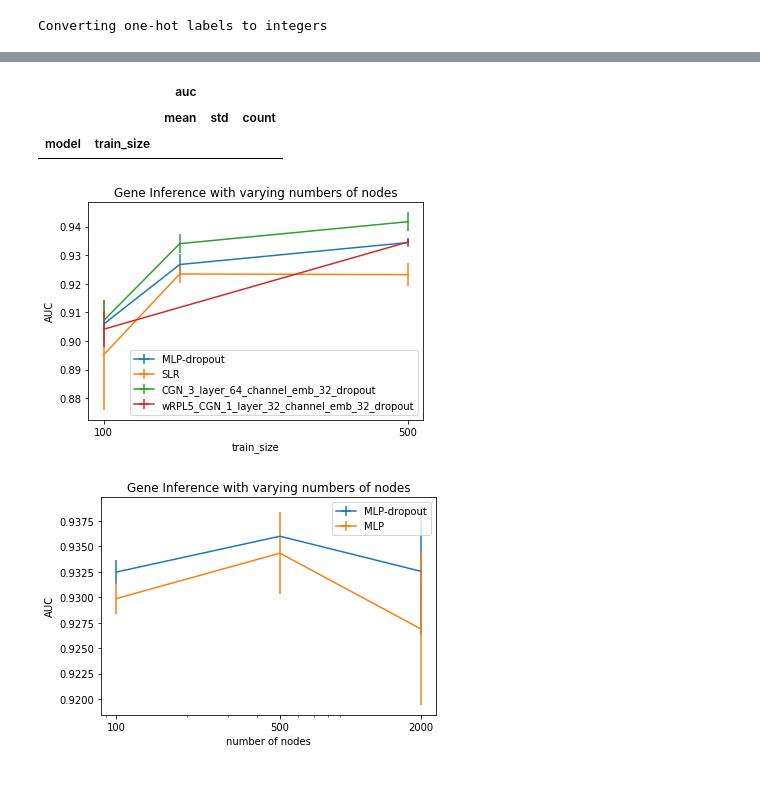
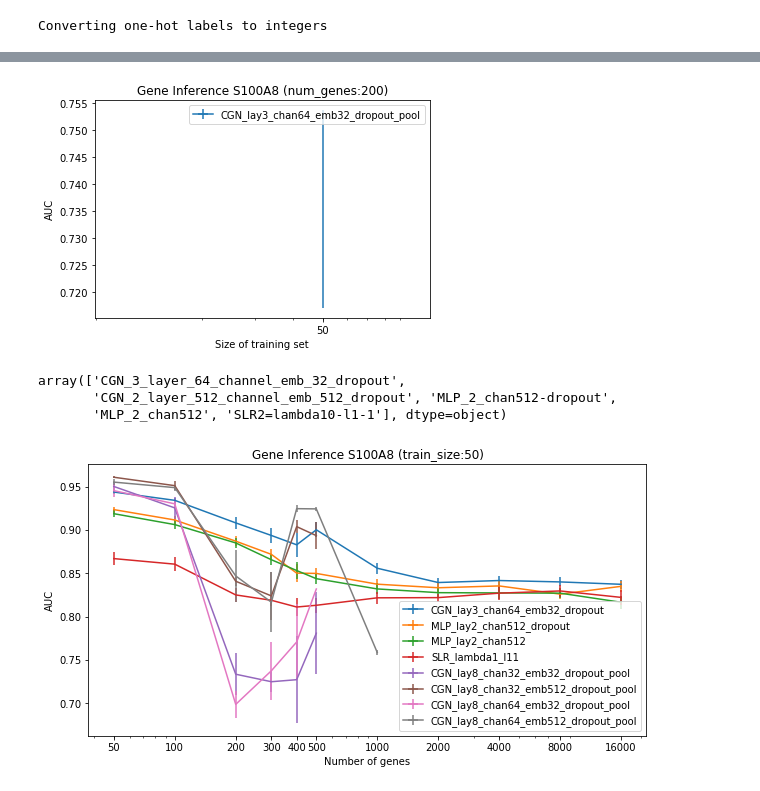
Before and after one commit to mila-iqia/gene-graph-conv, a Jupyter notebook: gene_inference_methods-joe.ipynb, the cells around one changed output, grey strips where cells are left out. Saved outputs shown, nothing was run; the diff lists cells and outputs as text; code cells hidden in the pictures.

Commit message:
backup notebook with prepool layers

```diff
--- a/gene_inference_methods-joe.ipynb
+++ b/gene_inference_methods-joe.ipynb
@@ -401,2 +445,5 @@ m = [
 # %%
 #results = {"df": pd.DataFrame(columns=['auc','gene_name', 'model', 'num_genes', 'seed', 'train_size'])}
+# %%
+import pickle
+results = pickle.load(open("results_temp.pkl", "r"))
@@ -481,8 +556,2 @@ grouped
 # %%
 #results["df"].groupby(['gene_name', 'model','num_genes'])['auc'].mean().groupby(["model"]).plot(legend=True, sharex=True);
-# %%
-results["df"][results["df"].num_genes==200].groupby(['model','train_size']).agg(['mean','std', 'count'])
-# %% [output]
-|  |  | auc |  |  |
-|  |  | mean | std | count |
-| model | train_size |  |  |  |
@@ -489,38 +563,66 @@ results["df"][results["df"].num_genes==200].groupby(['model','train_size']).agg(
 # %%
 %matplotlib inline
-for model in results["df"]["model"].unique():
-    q = results["df"][results["df"].num_genes==100].groupby(['model','train_size'])['auc']
+plt.rcParams['figure.figsize'] = (6, 4)
+plot_gene = "S100A8"
+plot_num_genes = 200
+
+subset = results["df"][(results["df"].num_genes==plot_num_genes) &
+                      (results["df"].gene_name==plot_gene)]
+
+q = subset.groupby(['model','train_size'])['auc']
+
+#for model in ['CGN_2_layer_512_channel_emb_512_dropout', "MLP_2_chan512", "SLR2=lambda10-l1-1"]:#
+for model in subset["model"].unique():
     index = q.mean()[model].index
     mean = q.mean()[model]
     stderr = q.std()[model]/np.sqrt(q.count()[model])
     plt.errorbar(index, mean,label=model, xerr=0, yerr=stderr)
 
-plt.title("Gene Inference with varying numbers of nodes")
+plt.title("Gene Inference " + plot_gene + " (num_genes:" + str(plot_num_genes) +")")
 plt.ylabel("AUC")
-plt.xlabel("train_size")
-#plt.xscale("log")
+plt.xlabel("Size of training set")
+plt.xscale("log")
 plt.xticks(index)
 formatter = matplotlib.ticker.ScalarFormatter()
 plt.gca().xaxis.set_major_formatter(formatter)
 plt.legend();
 # %% [output]
-[figure, old version]
+[figure, new version]
+# %%
+results["df"].model.unique()
+# %% [output]
+array(['CGN_3_layer_64_channel_emb_32_dropout',
+       'CGN_2_layer_512_channel_emb_512_dropout', 'MLP_2_chan512-dropout',
+       'MLP_2_chan512', 'SLR2=lambda10-l1-1'], dtype=object)
 # %%
 %matplotlib inline
-for model in results["df"]["model"].unique():
-    q = results["df"][results["df"].train_size==500].groupby(['model','num_genes'])['auc']
-    index = q.mean()[model].index
+plt.rcParams['figure.figsize'] = (10, 5)
+plot_gene = "S100A8"
+plot_train_size = 50
+
+subset = results["df"][(results["df"].train_size==plot_train_size) &
+                  (results["df"].gene_name==plot_gene) &
+                  (results["df"].num_genes> 0)]
+
+
+q = subset.groupby(['model','num_genes'])['auc']
+
+#['CGN_2_layer_512_channel_emb_512_dropout', "MLP_2_chan512", "SLR2=lambda10-l1-1"]:
+#for model in ['CGN_2_layer_512_channel_emb_512_dropout', "MLP_2_chan512", "SLR2=lambda10-l1-1"]:
+for model in subset["model"].unique():
+    index = list(q.mean()[model].index)
     mean = q.mean()[model]
     stderr = q.std()[model]/np.sqrt(q.count()[model])
     plt.errorbar(index, mean,label=model, xerr=0, yerr=stderr)
 
-plt.title("Gene Inference with varying numbers of nodes")
+plt.title("Gene Inference " + plot_gene + " (train_size:" + str(plot_train_size) +")")
 plt.ylabel("AUC")
-plt.xlabel("number of nodes")
+plt.xlabel("Number of genes")
 plt.xscale("log")
 plt.xticks(sorted(results["df"]["num_genes"].unique()))
 formatter = matplotlib.ticker.ScalarFormatter()
 plt.gca().xaxis.set_major_formatter(formatter)
+#plt.xlim(40,4500)
 plt.legend();
 # %% [output]
-[figure, old version]
+[figure, new version]
```
Also changed, not shown: parts of 37 cells of this notebook.
